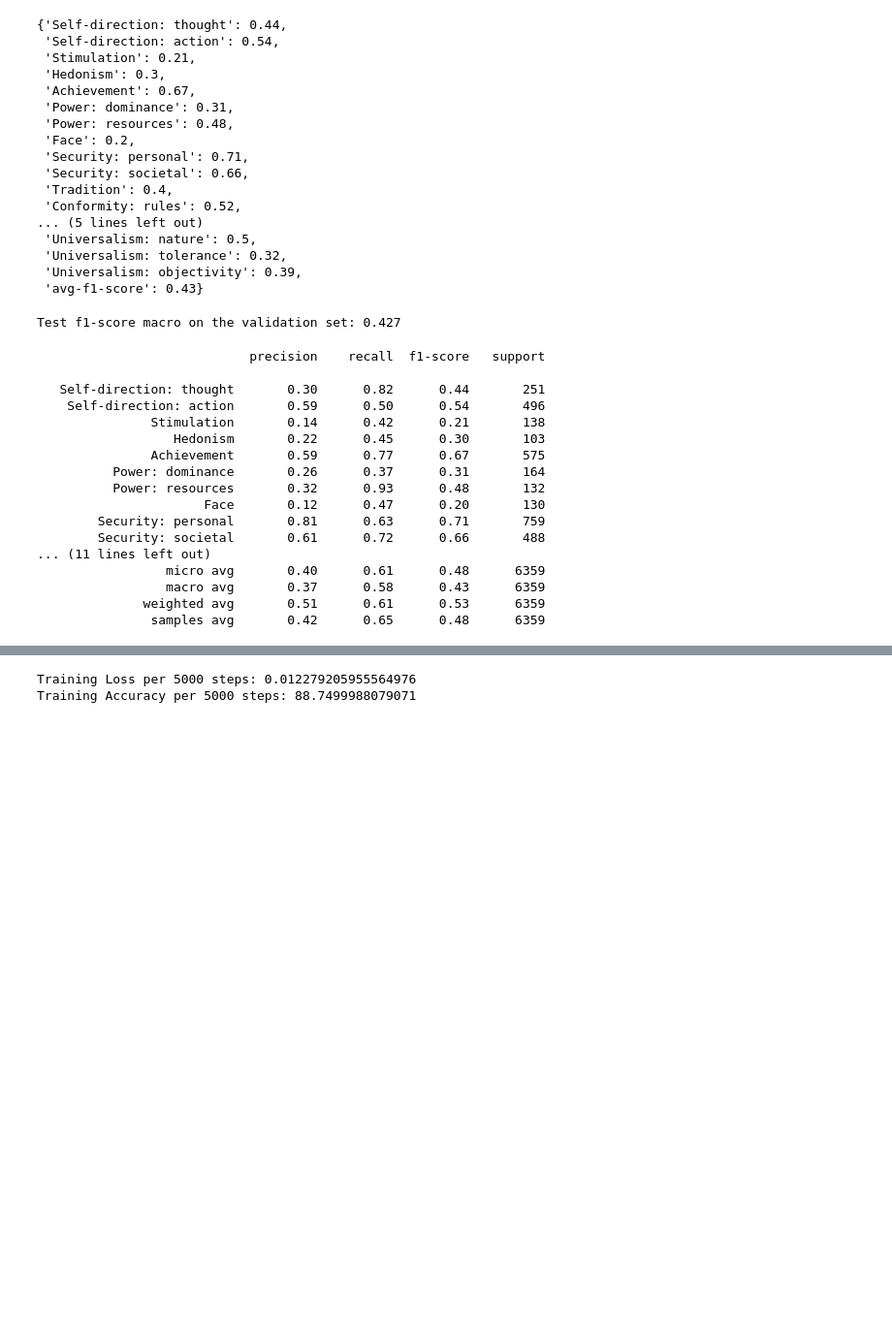
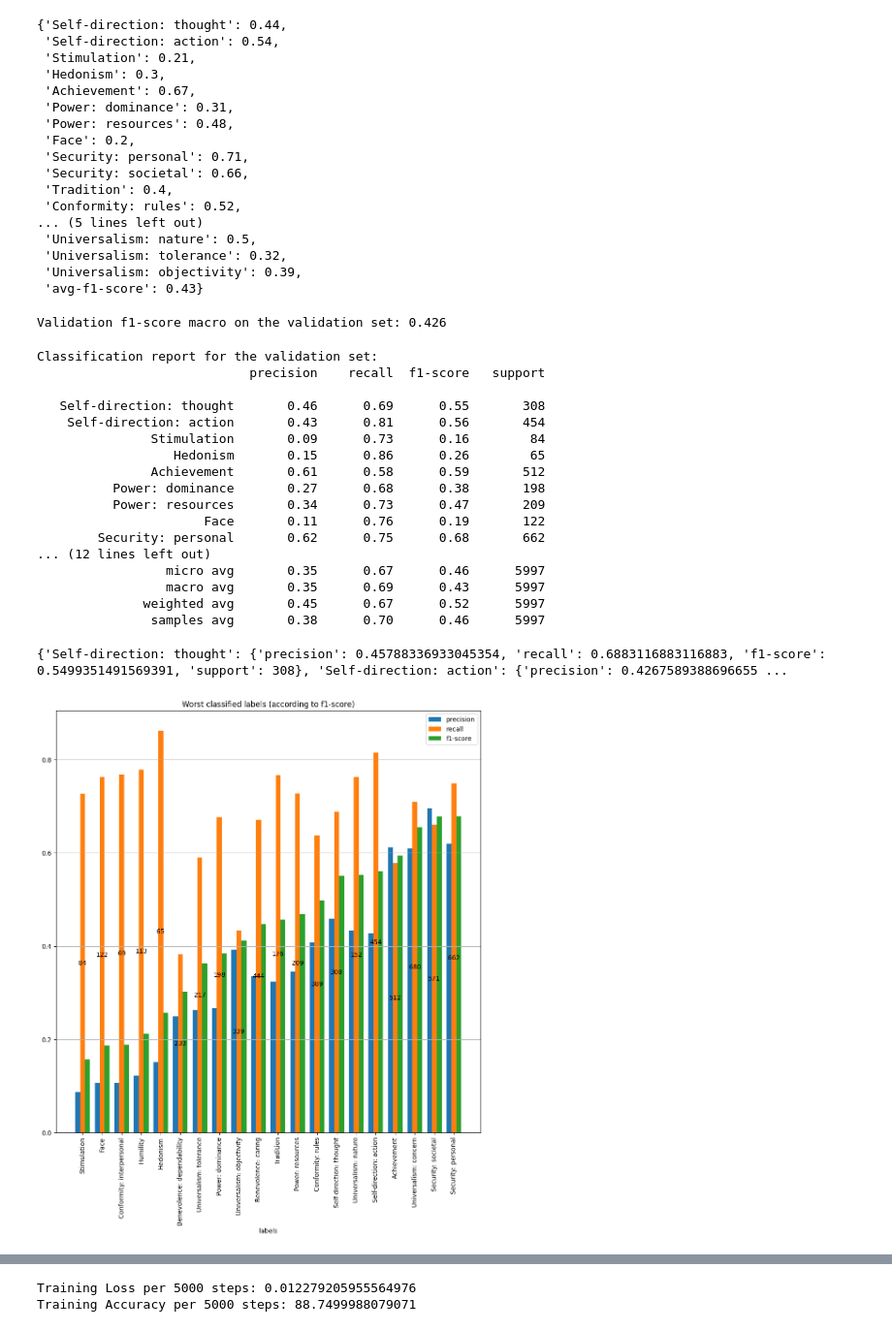
Before and after one commit to RiccardoSpolaor/NLP-project, a Jupyter notebook: src/main.ipynb, the cells around one changed output, grey strips where cells are left out. Shown at 97% size. Cells and saved outputs as stored; diff of their text form; code cells hidden in the pictures; blank space fills up the shorter version.

```diff
--- a/src/main.ipynb
+++ b/src/main.ipynb
@@ -276,5 +270,6 @@ class Triage(Dataset):
 # %%
 # Creating the dataset and dataloader for the neural network
 train_set = Triage(arguments_train_df, labels_train_df, tokenizer, MAX_LEN)
-val_set = Triage(arguments_test_df, labels_test_df, tokenizer, MAX_LEN)
+val_set = Triage(arguments_val_df, labels_val_df, tokenizer, MAX_LEN)
+test_set = Triage(arguments_test_df, labels_test_df, tokenizer, MAX_LEN)
 # %%
@@ -866,34 +933,67 @@ f1_score_per_label(y_pred, y_true, labels_train_df.columns.to_list())
 # Validation f1-score
 from sklearn.metrics import f1_score
 
+y_pred, y_true = predict(val_loader)
 f1_macro = f1_score(y_true=y_true, y_pred=y_pred, average='macro')
-
-print(f'Test f1-score macro on the validation set: {f1_macro:.3f}')
+print(f'Validation f1-score macro on the validation set: {f1_macro:.3f}')
 # %% [output]
-Test f1-score macro on the validation set: 0.427
+Validation f1-score macro on the validation set: 0.426
 # %%
 from sklearn.metrics import classification_report
 
-class_report = classification_report(y_true=y_true, y_pred=y_pred, target_names=labels_train_df.columns.to_list(),
+class_report_val = classification_report(y_true=y_true, y_pred=y_pred, target_names=labels_train_df.columns.to_list(),
                                      zero_division=0, output_dict=True)
 
+print('Classification report for the validation set:')
 print(classification_report(y_true=y_true, y_pred=y_pred,
                             target_names=labels_train_df.columns.to_list(), zero_division=0))
 # %% [output]
+Classification report for the validation set:
                             precision    recall  f1-score   support
 
-   Self-direction: thought       0.30      0.82      0.44       251
-    Self-direction: action       0.59      0.50      0.54       496
-               Stimulation       0.14      0.42      0.21       138
-                  Hedonism       0.22      0.45      0.30       103
-               Achievement       0.59      0.77      0.67       575
-          Power: dominance       0.26      0.37      0.31       164
-          Power: resources       0.32      0.93      0.48       132
-                      Face       0.12      0.47      0.20       130
-        Security: personal       0.81      0.63      0.71       759
-        Security: societal       0.61      0.72      0.66       488
-... (11 lines left out)
-                 micro avg       0.40      0.61      0.48      6359
-                 macro avg       0.37      0.58      0.43      6359
-              weighted avg       0.51      0.61      0.53      6359
-               samples avg       0.42      0.65      0.48      6359
+   Self-direction: thought       0.46      0.69      0.55       308
+    Self-direction: action       0.43      0.81      0.56       454
+               Stimulation       0.09      0.73      0.16        84
+                  Hedonism       0.15      0.86      0.26        65
+               Achievement       0.61      0.58      0.59       512
+          Power: dominance       0.27      0.68      0.38       198
+          Power: resources       0.34      0.73      0.47       209
+                      Face       0.11      0.76      0.19       122
+        Security: personal       0.62      0.75      0.68       662
+... (12 lines left out)
+                 micro avg       0.35      0.67      0.46      5997
+                 macro avg       0.35      0.69      0.43      5997
+              weighted avg       0.45      0.67      0.52      5997
+               samples avg       0.38      0.70      0.46      5997
+# %%
+print(class_report_val)
+# %% [output]
+{'Self-direction: thought': {'precision': 0.45788336933045354, 'recall': 0.6883116883116883, 'f1-score': 0.5499351491569391, 'support': 308}, 'Self-direction: action': {'precision': 0.4267589388696655 ...
+# %%
+from typing import OrderedDict
+
+class_report_sorted = sorted([(class_report_val[label]['f1-score'], label)
+                            for label in class_report_val.keys() if label in labels_train_df.columns.to_list() ])
+
+class_report_sorted = OrderedDict({label:class_report_val[label] for (f1_score, label) in class_report_sorted})
+
+# Number of classes to plot: the first `k` worst classes are plotted
+#k = len(vocabulary_labels) if k is None else k
+# Classes to plot
+#tags_to_plot = [tag for i, tag in enumerate(class_report_sorted) if i<k]
+
+plt.figure(figsize=(12,12))
+x_axis = 2*np.arange(len(class_report_sorted))
+plt.bar(x_axis-0.5, [class_report_sorted[tag]['precision'] for tag in class_report_sorted], label='precision', width=0.5)
+b = plt.bar(x_axis, [class_report_sorted[tag]['recall'] for tag in class_report_sorted], label='recall', width=0.5)
+plt.bar(x_axis+0.5, [class_report_sorted[tag]['f1-score'] for tag in class_report_sorted], label='f1-score', width=0.5)
+plt.bar_label(b, labels=[class_report_sorted[tag]['support'] for tag in class_report_sorted], label_type='center')
+plt.xticks(x_axis, list(class_report_sorted.keys()))
+plt.grid(axis='y')
+plt.legend()
+plt.xticks(rotation=90)
+plt.title('Worst classified labels (according to f1-score)')
+plt.xlabel('labels')
+plt.show()
+# %% [output]
+[figure, added]
```
Also changed, not shown: parts of 26 cells of this notebook, 1 other file.
